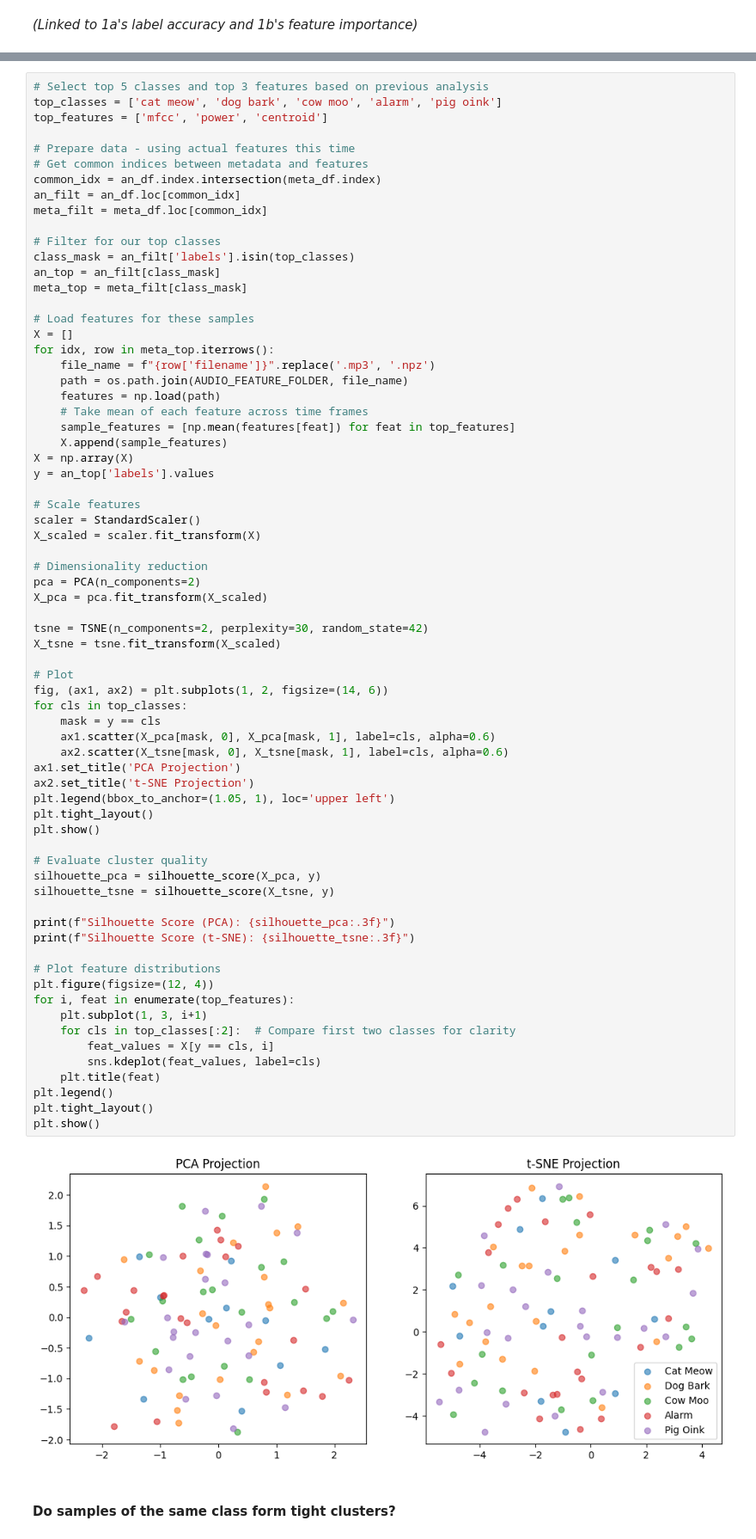
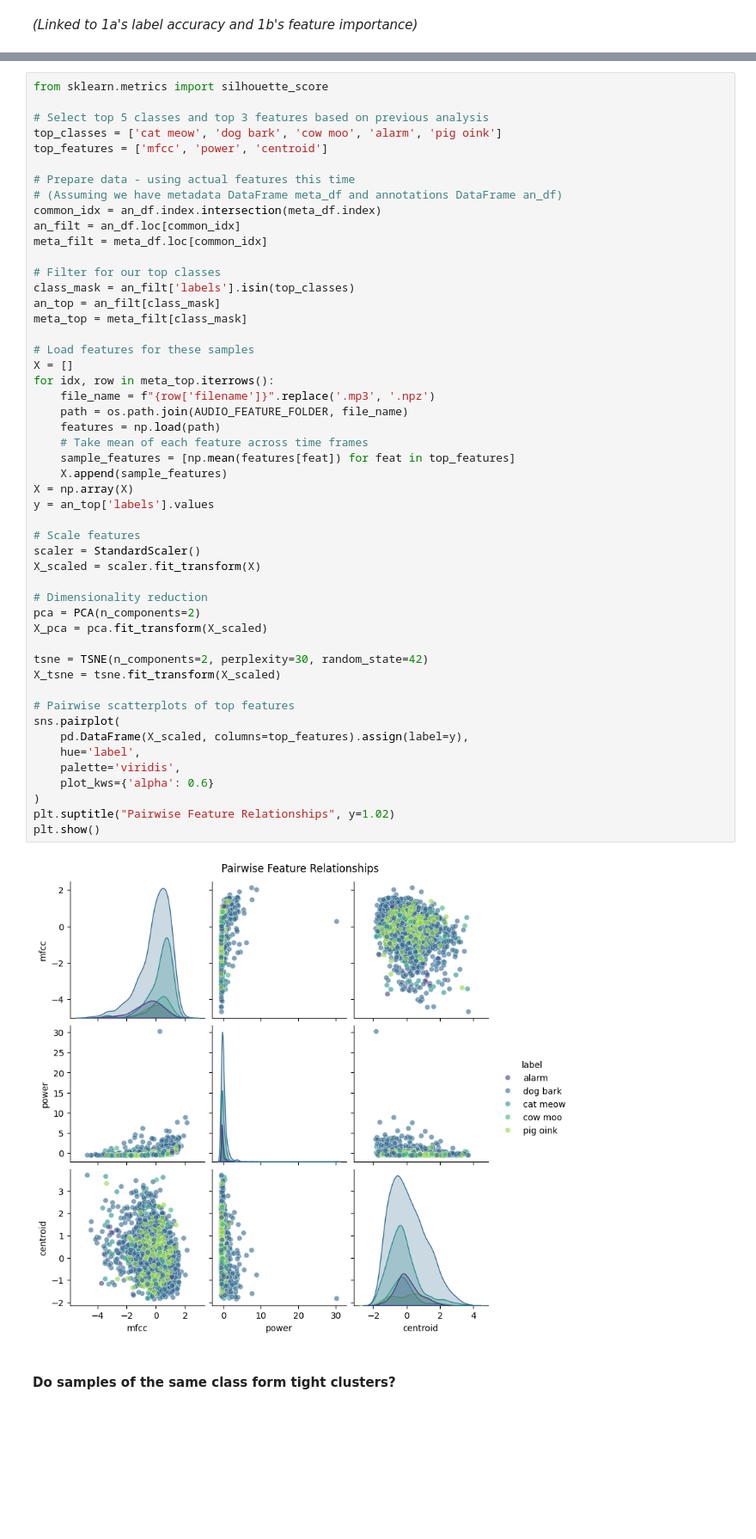
Before and after one commit to 8asic/mlpc2025-sound-event-detection, a Jupyter notebook: T3-Classification/1. Labeling Function.ipynb, the cells around one changed output, grey strips where cells are left out. Shown at 86% size. Cells and saved outputs as stored; diff of their text form; blank space fills up the shorter version.

Commit message:
cluster commentary to be made

```diff
--- a/T3-Classification/1. Labeling Function.ipynb
+++ b/T3-Classification/1. Labeling Function.ipynb
@@ -798,10 +775,12 @@ print(f"Silhouette Score (t-SNE): {silhouette_tsne:.3f}")
 # %%
+from sklearn.metrics import silhouette_score
+
 # Select top 5 classes and top 3 features based on previous analysis
 top_classes = ['cat meow', 'dog bark', 'cow moo', 'alarm', 'pig oink']
 top_features = ['mfcc', 'power', 'centroid']
 
 # Prepare data - using actual features this time
-# Get common indices between metadata and features
+# (Assuming we have metadata DataFrame meta_df and annotations DataFrame an_df)
 common_idx = an_df.index.intersection(meta_df.index)
 an_filt = an_df.loc[common_idx]
 meta_filt = meta_df.loc[common_idx]
@@ -809,63 +788,42 @@ meta_filt = meta_df.loc[common_idx]
 # Filter for our top classes
 class_mask = an_filt['labels'].isin(top_classes)
 an_top = an_filt[class_mask]
 meta_top = meta_filt[class_mask]
 
 # Load features for these samples
 X = []
 for idx, row in meta_top.iterrows():
     file_name = f"{row['filename']}".replace('.mp3', '.npz')
     path = os.path.join(AUDIO_FEATURE_FOLDER, file_name)
     features = np.load(path)
     # Take mean of each feature across time frames
     sample_features = [np.mean(features[feat]) for feat in top_features]
     X.append(sample_features)
 X = np.array(X)
 y = an_top['labels'].values
 
 # Scale features
 scaler = StandardScaler()
 X_scaled = scaler.fit_transform(X)
 
 # Dimensionality reduction
 pca = PCA(n_components=2)
 X_pca = pca.fit_transform(X_scaled)
 
 tsne = TSNE(n_components=2, perplexity=30, random_state=42)
 X_tsne = tsne.fit_transform(X_scaled)
 
-# Plot
-fig, (ax1, ax2) = plt.subplots(1, 2, figsize=(14, 6))
-for cls in top_classes:
-    mask = y == cls
-    ax1.scatter(X_pca[mask, 0], X_pca[mask, 1], label=cls, alpha=0.6)
-    ax2.scatter(X_tsne[mask, 0], X_tsne[mask, 1], label=cls, alpha=0.6)
-ax1.set_title('PCA Projection')
-ax2.set_title('t-SNE Projection')
-plt.legend(bbox_to_anchor=(1.05, 1), loc='upper left')
-plt.tight_layout()
+# Pairwise scatterplots of top features
+sns.pairplot(
+    pd.DataFrame(X_scaled, columns=top_features).assign(label=y),
+    hue='label',
+    palette='viridis',
+    plot_kws={'alpha': 0.6}
+)
+plt.suptitle("Pairwise Feature Relationships", y=1.02)
 plt.show()
-
-# Evaluate cluster quality
-silhouette_pca = silhouette_score(X_pca, y)
-silhouette_tsne = silhouette_score(X_tsne, y)
-
-print(f"Silhouette Score (PCA): {silhouette_pca:.3f}")
-print(f"Silhouette Score (t-SNE): {silhouette_tsne:.3f}")
-
-# Plot feature distributions
-plt.figure(figsize=(12, 4))
-for i, feat in enumerate(top_features):
-    plt.subplot(1, 3, i+1)
-    for cls in top_classes[:2]:  # Compare first two classes for clarity
-        feat_values = X[y == cls, i]
-        sns.kdeplot(feat_values, label=cls)
-    plt.title(feat)
-plt.legend()
-plt.tight_layout()
-plt.show()
 # %% [output]
-[figure, old version]
+[figure, new version]
 # %% [markdown]
 #### Do samples of the same class form tight clusters?
 # %% [markdown]
```
Also changed, not shown: parts of 15 cells of this notebook.
